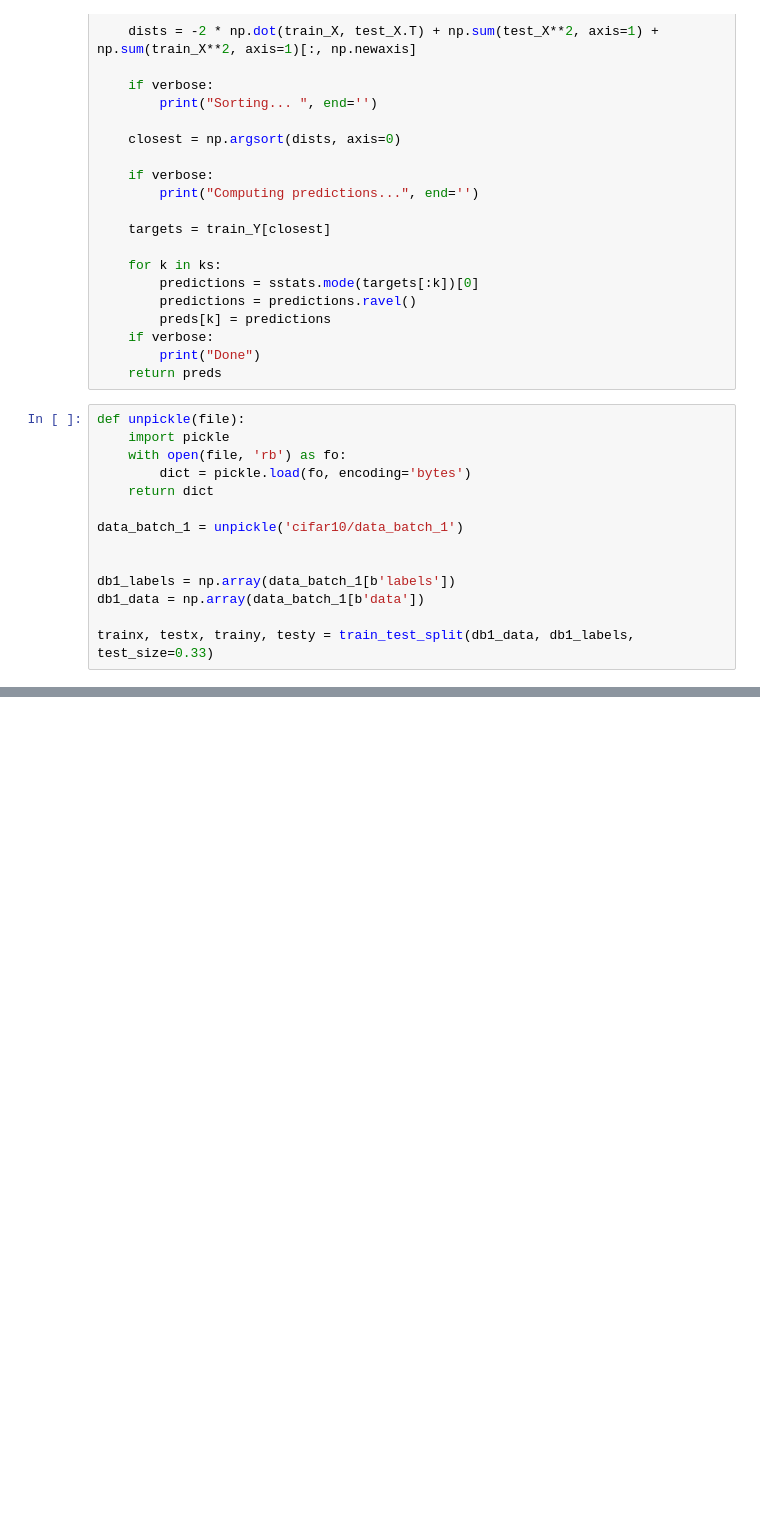
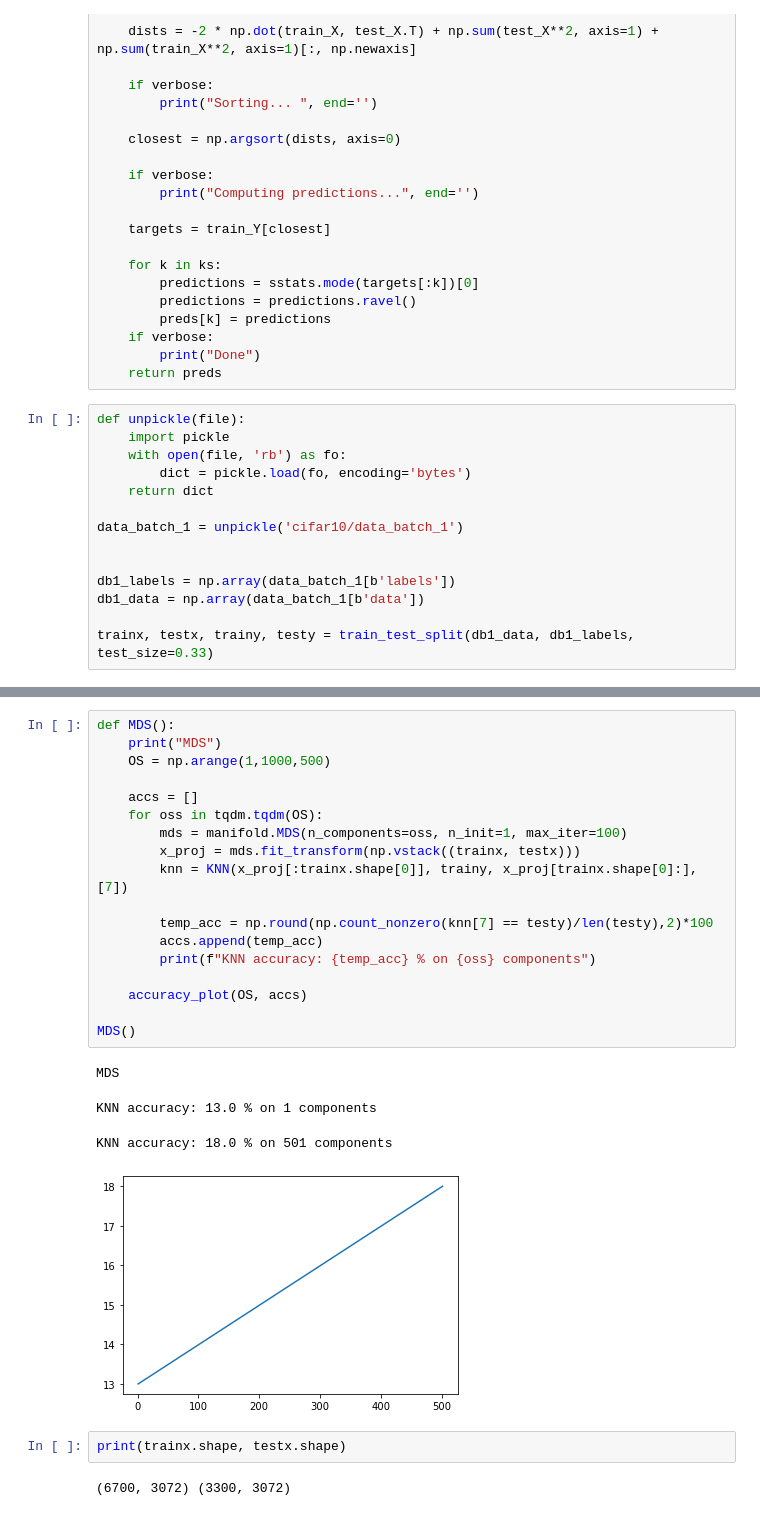
Before and after one commit to jgrodzicki/cifar_image_classification, a Jupyter notebook: dim_reducition_methods.ipynb, the cells around one changed output, grey strips where cells are left out. Saved outputs shown, nothing was run; the diff lists cells and outputs as text; blank space fills up the shorter version.

```diff
--- a/dim_reducition_methods.ipynb
+++ b/dim_reducition_methods.ipynb
@@ -94,0 +155,27 @@ MemoryError: Unable to allocate array with shape (6700, 6700) and data type floa
+# %%
+def MDS():
+    print("MDS")
+    OS = np.arange(1,1000,500)
+
+    accs = []
+    for oss in tqdm.tqdm(OS):
+        mds = manifold.MDS(n_components=oss, n_init=1, max_iter=100)
+        x_proj = mds.fit_transform(np.vstack((trainx, testx)))
+        knn = KNN(x_proj[:trainx.shape[0]], trainy, x_proj[trainx.shape[0]:], [7])
+
+        temp_acc = np.round(np.count_nonzero(knn[7] == testy)/len(testy),2)*100
+        accs.append(temp_acc)
+        print(f"KNN accuracy: {temp_acc} % on {oss} components")
+
+    accuracy_plot(OS, accs)
+
+MDS()
+# %% [output]
+MDS
+KNN accuracy: 13.0 % on 1 components
+KNN accuracy: 18.0 % on 501 components
+[figure, added]
+# %%
+print(trainx.shape, testx.shape)
+# %% [output]
+(6700, 3072) (3300, 3072)
```
Also changed, not shown: parts of 5 cells of this notebook, 4 other files.
